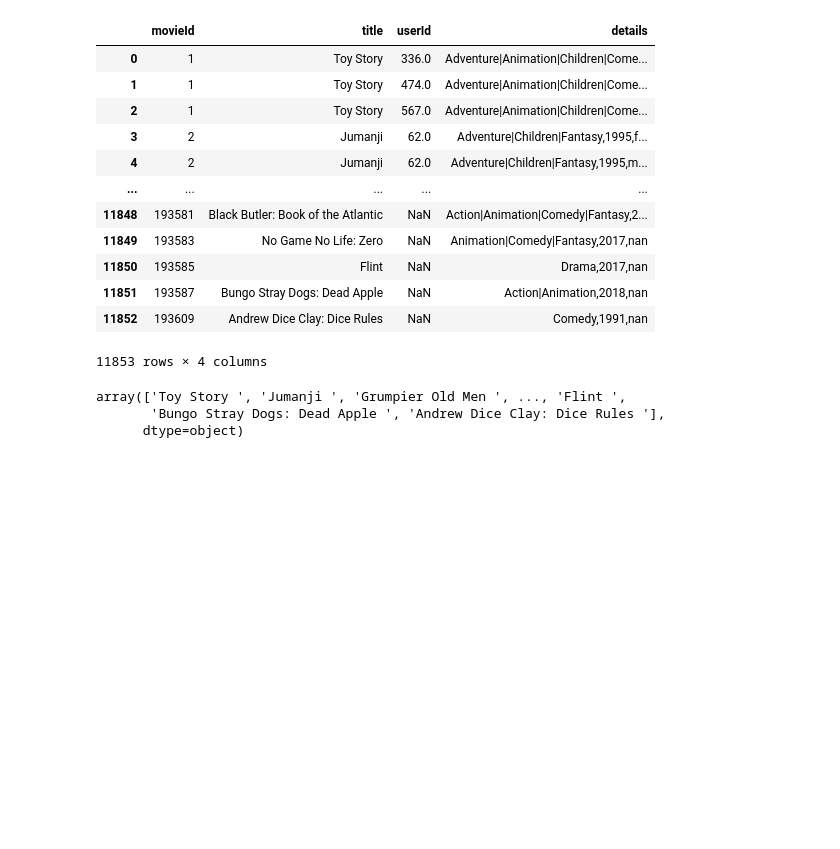
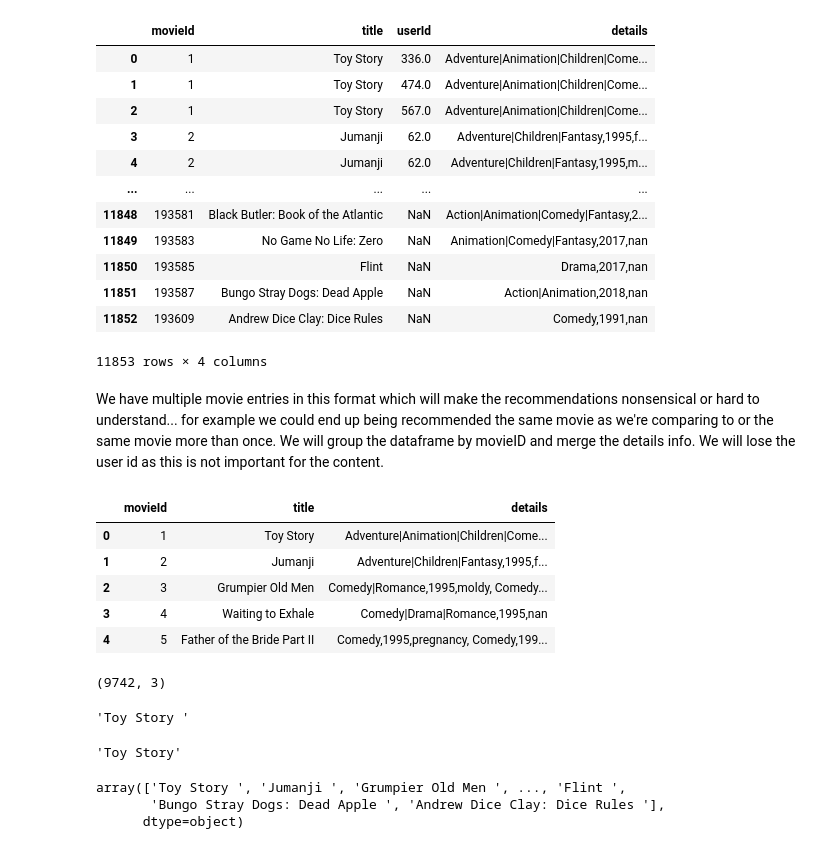
Before and after one commit to Starmonster/Module_4_Project_Flatiron, a Jupyter notebook: JM_Working_Folder/Content Based Movie RecomenderA.ipynb, the cells around one changed output. Drawn from its saved outputs; the diff is of its cells as text; code cells hidden in the pictures; blank space fills up the shorter version.

```diff
--- a/JM working folder/Content Based Movie Recomender.ipynb
+++ b/JM_Working_Folder/Content Based Movie RecomenderA.ipynb
@@ -175,3 +176,17 @@ df_details.head(12000)
 | 11851 | 193587 | Bungo Stray Dogs: Dead Apple | NaN | Action|Animation,2018,nan |
 | 11852 | 193609 | Andrew Dice Clay: Dice Rules | NaN | Comedy,1991,nan |
 11853 rows × 4 columns
+# %% [markdown]
+We have multiple movie entries in this format which will make the recommendations nonsensical or hard to understand... for example we could end up being recommended the same movie as we're comparing to or the same movie more than once. We will group the dataframe by movieID and merge the details info. We will lose the user id as this is not important for the content.
+# %%
+#Reduce to a single instance of each movie with all the info associated with multiples kept in the details col.
+data = df_details.groupby('movieId').agg({'title':'first',
+                                          'details': ', '.join}).reset_index()
+data.head()
+# %% [output]
+|  | movieId | title | details |
+| 0 | 1 | Toy Story | Adventure|Animation|Children|Come... |
+| 1 | 2 | Jumanji | Adventure|Children|Fantasy,1995,f... |
+| 2 | 3 | Grumpier Old Men | Comedy|Romance,1995,moldy, Comedy... |
+| 3 | 4 | Waiting to Exhale | Comedy|Drama|Romance,1995,nan |
+| 4 | 5 | Father of the Bride Part II | Comedy,1995,pregnancy, Comedy,199... |
@@ -178 +195,16 @@ df_details.head(12000)
+# %%
+data.shape
+# %% [output]
+(9742, 3)
+# %%
+#Check to make sure no whitespace in the title after we previously split the column?
+data.title.loc[0]
+# %% [output]
+'Toy Story '
+# %%
+#Turns out there is some remaining white space that needs removing.
+data.title = data.title.apply(lambda x: x.strip())
+data.title.loc[0] #sorted
+# %% [output]
+'Toy Story'
 # %%
```
Also changed, not shown: parts of 20 cells of this notebook, 13 other files.
